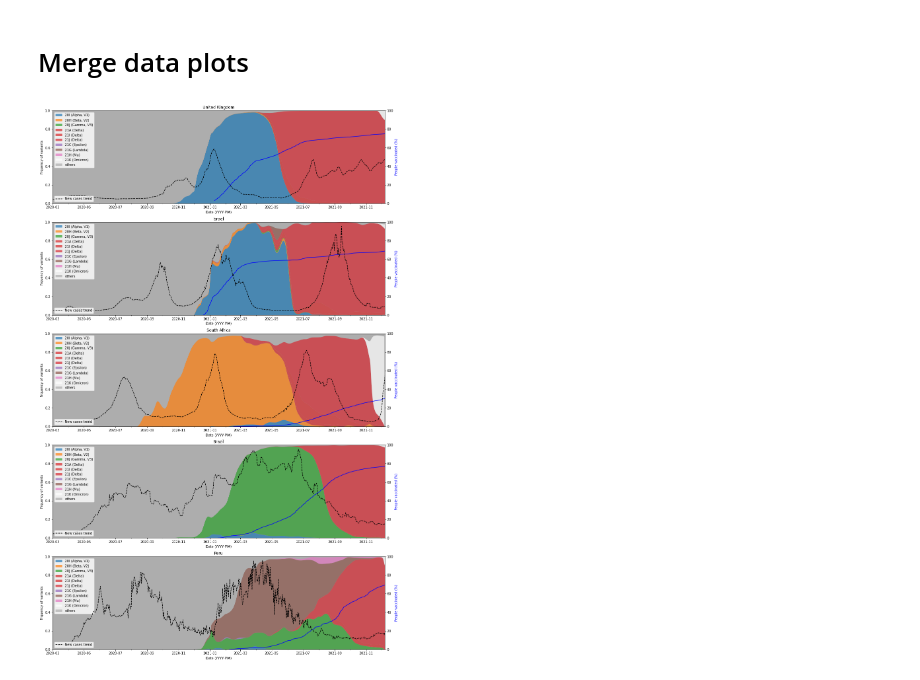
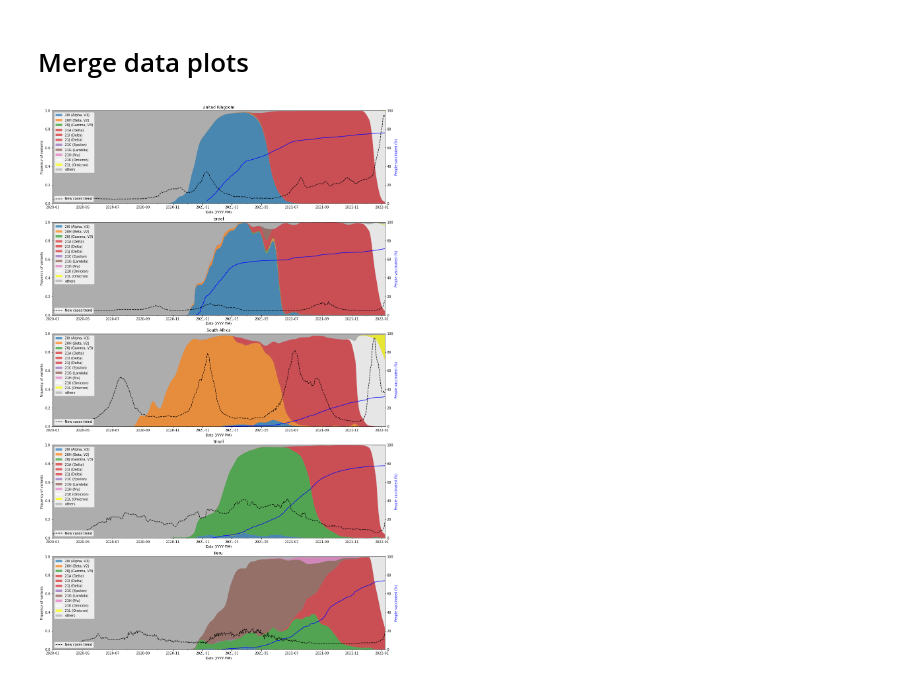
Before and after one commit to yuyuan871111/COVID19_Proj_toGitHub, a Jupyter notebook: Analysis/VariantsFreqVaccPlot.ipynb, the cells around one changed output. Cells and saved outputs as stored; diff of their text form; code cells hidden in the pictures.

Commit message:
update figure

```diff
--- a/Analysis/VariantsFreqVaccPlot.ipynb
+++ b/Analysis/VariantsFreqVaccPlot.ipynb
@@ -29,7 +29,7 @@ perCountryData.json 100%[===================>]   4.71M  9.44MB/s    in 0.5s
 # %% [markdown]
 ## Read data
 # %%
-with open('../Data/metadata/CoVariants_data/perCountryData_1228.json', 'r') as f:
+with open('../Data/metadata/CoVariants_data/perCountryData.json', 'r') as f:
     j = json.load(f)
 # %% [markdown]
 ## Focus on certain data (color setting)
@@ -55,8 +55,8 @@ j['regions'][0]['cluster_names']
  'S:677P.Pelican']
 # %%
 countries_focus = ['United Kingdom', 'Israel', 'South Africa', 'Brazil', 'Peru']
-# 9: beta, 10: alpha, 11: gamma, 12,19,20: delta, 14: epsilon, 17: lambda, 18: mu, 21: omicron
-variants_focus = j['regions'][0]['cluster_names'][9:13] + j['regions'][0]['cluster_names'][14:15] + j['regions'][0]['cluster_names'][17:22]
+# 9: beta, 10: alpha, 11: gamma, 12,19,20: delta, 14: epsilon, 17: lambda, 18: mu, 21,22: omicron
+variants_focus = j['regions'][0]['cluster_names'][9:13] + j['regions'][0]['cluster_names'][14:15] + j['regions'][0]['cluster_names'][17:23]
 mycolors = {
     '20I (Alpha, V1)': '#1f77b4',
     '20H (Beta, V2)': '#ff7f0e',
@@ -68,6 +68,7 @@ mycolors = {
     '21G (Lambda)': '#8c564b',
     '21H (Mu)': '#e377c2',
     '21K (Omicron)':'#ffffff',
+    '21L (Omicron)':'#ffff00',
     'others':'#adadad'
 }
 # %% [markdown]
@@ -227,7 +228,7 @@ owid-covid-data.csv     [               <=>  ]  40.20M  11.0MB/s    in 3.7s
 # %% [markdown]
 ## Read data
 # %%
-raw_owid_df = pd.read_csv('../Data/metadata/Owid_data/owid-covid-data_1228.csv')
+raw_owid_df = pd.read_csv('../Data/metadata/Owid_data/owid-covid-data.csv')
 # %%
 raw_owid_df.columns
 # %% [output]
@@ -274,32 +275,32 @@ for i, country in enumerate(countries_focus):
     x = df.index
     y = [df[variant] for variant in df.columns]
 
     axs[i].title.set_text(country)
 
     if do_smooth:
         twin1 = axs[i].twinx()
         twin2 = axs[i].twinx()
         df_smooth.plot.area(ax = axs[i], alpha=0.7, lw=0, color=mycolors)
         axs[i].set_facecolor('#adadad')
-        axs[i].set_xlim([datetime.date(2020, 3, 1), datetime.date(2021, 12, 7)]) # change end date here
+        axs[i].set_xlim([datetime.date(2020, 3, 1), datetime.date(2022, 1, 7)]) # change end date here
         axs[i].set_xlabel('Date (YYYY-MM)')
         axs[i].set_ylabel('Frquency of variants')
         axs[i].legend(loc = 'upper left')
         if do_seq_freq:
             axs[i].set_ylim([0,1])
 
 
         owid_df_vac = owid_df['people_vaccinated_per_hundred'].dropna()
         twin1.plot_date(owid_df_vac.index, owid_df_vac, fmt = '-', color = 'blue')
         twin1.set_ylabel('People vaccinated (%)', color='blue')
         twin1.set_ylim([0,100])
 
         twin2.plot_date(owid_df.index,owid_df['new_cases_smoothed'], fmt = '--', color = 'black')
         twin2.tick_params(axis = 'y', which = 'both', right = False, top = False, labelright = False)
         twin2.legend(["New cases trend"], loc = 'lower left')
         plt.gca().xaxis.set_major_formatter(mdates.DateFormatter('%Y-%m'))
 
 
 plt.show()
 # %% [output]
-[figure, old version]
+[figure, new version]
```
Also changed, not shown: parts of 5 cells of this notebook, 25 other files.
